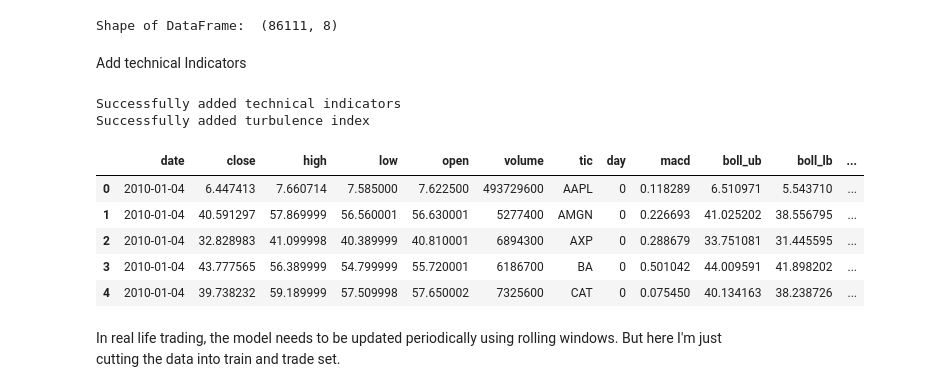
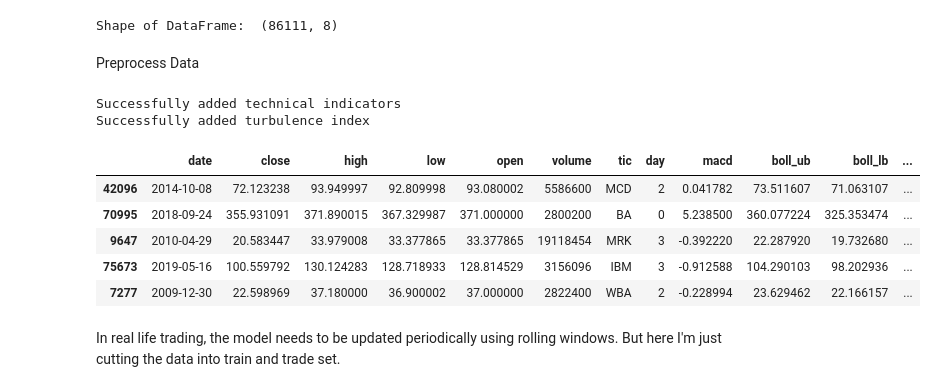
Before and after one commit to natty6418/sentiment-drl-trading, a Jupyter notebook: Trading Bot.ipynb, the cells around one changed output. Cells and saved outputs as stored; diff of their text form; code cells hidden in the pictures.

```diff
--- a/Trading Bot.ipynb
+++ b/Trading Bot.ipynb
@@ -166,7 +164,9 @@ df = YahooDownloader(start_date = '2009-01-01',
 [*********************100%***********************]  1 of 1 completed
 [*********************100%***********************]  1 of 1 completed
 Shape of DataFrame:  (86111, 8)
-# %% [markdown]
-Add technical Indicators
+# %% [markdown]
+Preprocess Data
+# %%
+tech_indicators = config.INDICATORS
 # %%
 df = FeatureEngineer(use_technical_indicator=True,
@@ -179,28 +179,29 @@ Successfully added turbulence index
 # %%
 df=df.sort_values(['date','tic'],ignore_index=True)
 df.index = df.date.factorize()[0]
+df = df.reset_index(drop=True)
+# cov_list = []
+# # look back is one year
+# lookback=252
+# for i in range(lookback,len(df.index.unique())):
+#   data_lookback = df.loc[i-lookback:i,:]
+#   price_lookback=data_lookback.pivot_table(index = 'date',columns = 'tic', values = 'close')
+#   return_lookback = price_lookback.pct_change().dropna()
+#   covs = return_lookback.cov().values
+#   cov_list.append(covs)
 
-cov_list = []
-# look back is one year
-lookback=252
-for i in range(lookback,len(df.index.unique())):
-  data_lookback = df.loc[i-lookback:i,:]
-  price_lookback=data_lookback.pivot_table(index = 'date',columns = 'tic', values = 'close')
-  return_lookback = price_lookback.pct_change().dropna()
-  covs = return_lookback.cov().values
-  cov_list.append(covs)
-
-df_cov = pd.DataFrame({'date':df.date.unique()[lookback:],'cov_list':cov_list})
-df = df.merge(df_cov, on='date')
-df = df.sort_values(['date','tic']).reset_index(drop=True)
-df.head()
+# df_cov = pd.DataFrame({'date':df.date.unique()[lookback:],'cov_list':cov_list})
+# df = df.merge(df_cov, on='date')
+# df = df.sort_values(['date','tic']).reset_index(drop=True)
-# %% [output]
-|  | date | close | high | low | open | volume | tic | day | macd | boll_ub | boll_lb | ... |
-| 0 | 2010-01-04 | 6.447413 | 7.660714 | 7.585000 | 7.622500 | 493729600 | AAPL | 0 | 0.118289 | 6.510971 | 5.543710 | ... |
-| 1 | 2010-01-04 | 40.591297 | 57.869999 | 56.560001 | 56.630001 | 5277400 | AMGN | 0 | 0.226693 | 41.025202 | 38.556795 | ... |
-| 2 | 2010-01-04 | 32.828983 | 41.099998 | 40.389999 | 40.810001 | 6894300 | AXP | 0 | 0.288679 | 33.751081 | 31.445595 | ... |
-| 3 | 2010-01-04 | 43.777565 | 56.389999 | 54.799999 | 55.720001 | 6186700 | BA | 0 | 0.501042 | 44.009591 | 41.898202 | ... |
-| 4 | 2010-01-04 | 39.738232 | 59.189999 | 57.509998 | 57.650002 | 7325600 | CAT | 0 | 0.075450 | 40.134163 | 38.238726 | ... |
+# %%
+df.sample(5)
+# %% [output]
+|  | date | close | high | low | open | volume | tic | day | macd | boll_ub | boll_lb | ... |
+| 42096 | 2014-10-08 | 72.123238 | 93.949997 | 92.809998 | 93.080002 | 5586600 | MCD | 2 | 0.041782 | 73.511607 | 71.063107 | ... |
+| 70995 | 2018-09-24 | 355.931091 | 371.890015 | 367.329987 | 371.000000 | 2800200 | BA | 0 | 5.238500 | 360.077224 | 325.353474 | ... |
+| 9647 | 2010-04-29 | 20.583447 | 33.979008 | 33.377865 | 33.377865 | 19118454 | MRK | 3 | -0.392220 | 22.287920 | 19.732680 | ... |
+| 75673 | 2019-05-16 | 100.559792 | 130.124283 | 128.718933 | 128.814529 | 3156096 | IBM | 3 | -0.912588 | 104.290103 | 98.202936 | ... |
+| 7277 | 2009-12-30 | 22.598969 | 37.180000 | 36.900002 | 37.000000 | 2822400 | WBA | 2 | -0.228994 | 23.629462 | 22.166157 | ... |
 # %% [markdown]
 In real life trading, the model needs to be updated periodically using rolling windows. But here I'm just cutting the data into train and trade set.
 # %%
```
Also changed, not shown: parts of 18 cells of this notebook, 3 other files.
